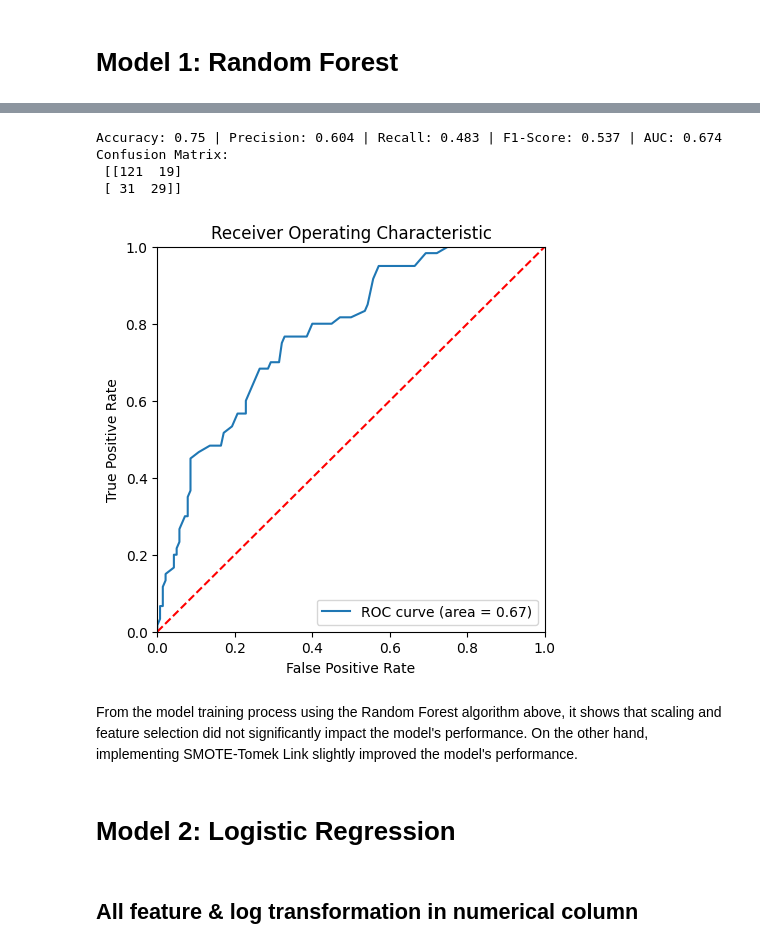
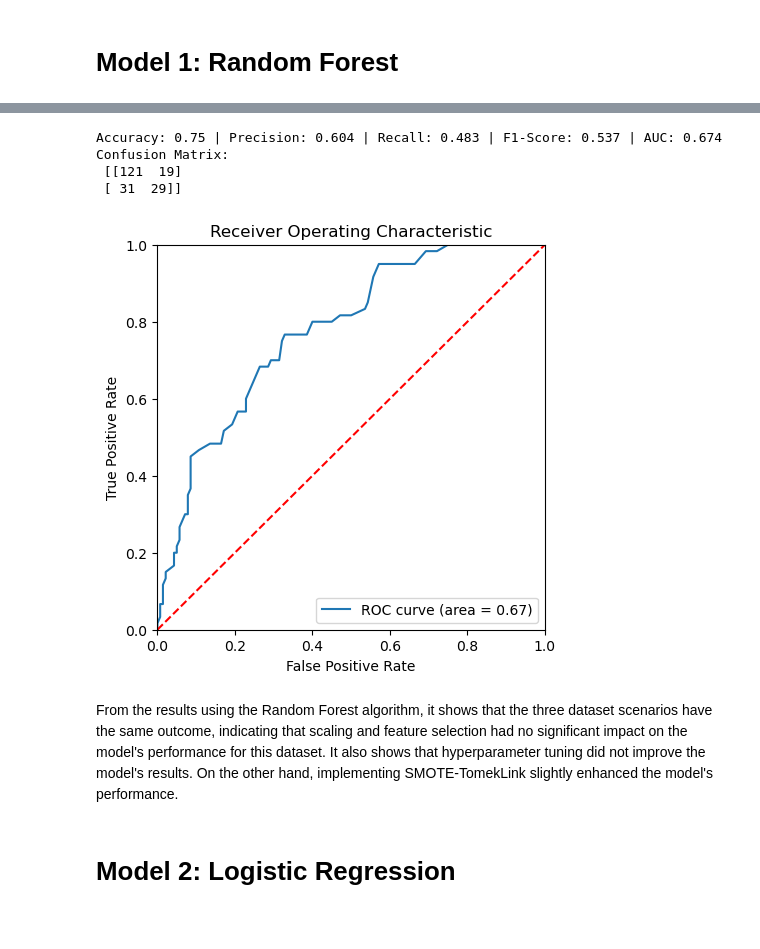
Before and after one commit to desy-natasha/credit_scoring, a Jupyter notebook: notebook/credit-scoring-prototype.ipynb, the cells around one changed output, grey strips where cells are left out. Drawn from its saved outputs; the diff is of its cells as text; code cells hidden in the pictures.

```diff
--- a/notebook/credit-scoring-prototype.ipynb
+++ b/notebook/credit-scoring-prototype.ipynb
@@ -517,17 +536,15 @@ Confusion Matrix:
 # %%
-# with feature selection
+# feature selection & oversampling
 rf_model_oversampling = RandomForestClassifier(random_state=0)
-rf_model_smote = model(rf_model_oversampling,X_train_sam_fs,data_prep_fs.X_test,y_train_sam_fs.iloc[:,0].ravel(),data_prep_fs.y_test)
+rf_model_smote_fs = model(rf_model_oversampling,X_train_sam_fs,data_prep_fs.X_test,y_train_sam_fs.iloc[:,0].ravel(),data_prep_fs.y_test)
 # %% [output]
 Accuracy: 0.75 | Precision: 0.604 | Recall: 0.483 | F1-Score: 0.537 | AUC: 0.674
 Confusion Matrix:
  [[121  19]
  [ 31  29]]
-[figure, old version]
+[figure, new version]
 # %% [markdown]
-From the model training process using the Random Forest algorithm above, it shows that scaling and feature selection did not significantly impact the model's performance. On the other hand, implementing SMOTE-Tomek Link slightly improved the model's performance.
+From the results using the Random Forest algorithm, it shows that the three dataset scenarios have the same outcome, indicating that scaling and feature selection had no significant impact on the model's performance for this dataset. It also shows that hyperparameter tuning did not improve the model's results. On the other hand, implementing SMOTE-TomekLink slightly enhanced the model's performance.
 # %% [markdown]
 # Model 2: Logistic Regression
-# %% [markdown]
-## All feature & log transformation in numerical column
 # %%
```
Also changed, not shown: parts of 33 cells of this notebook, 1 other file.
